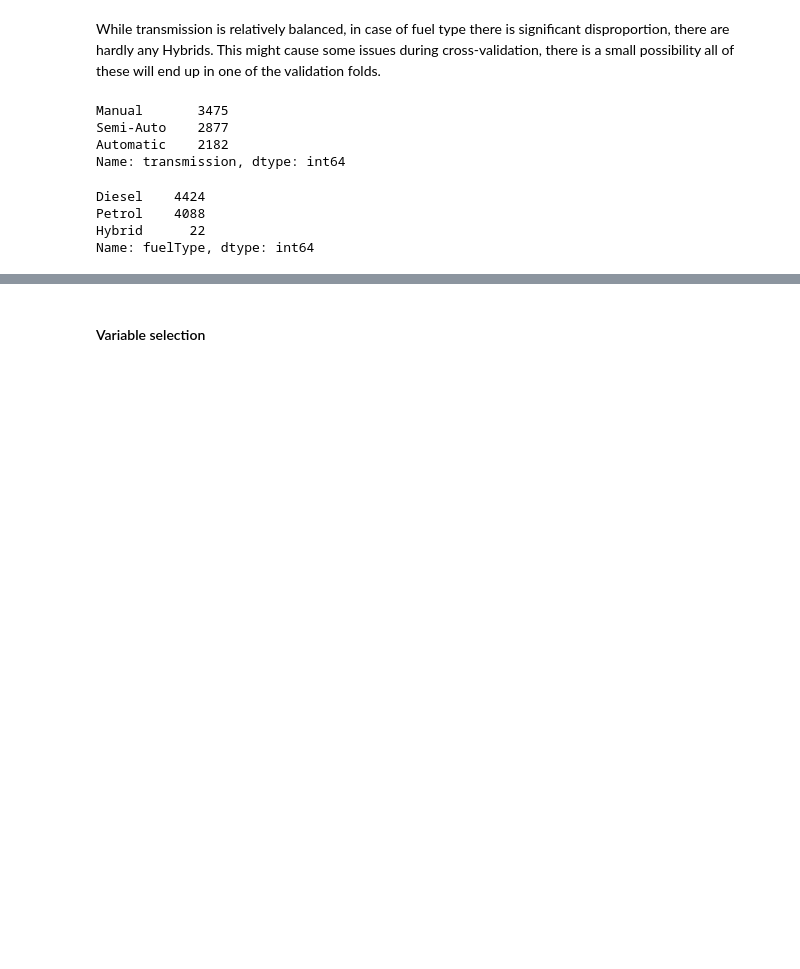
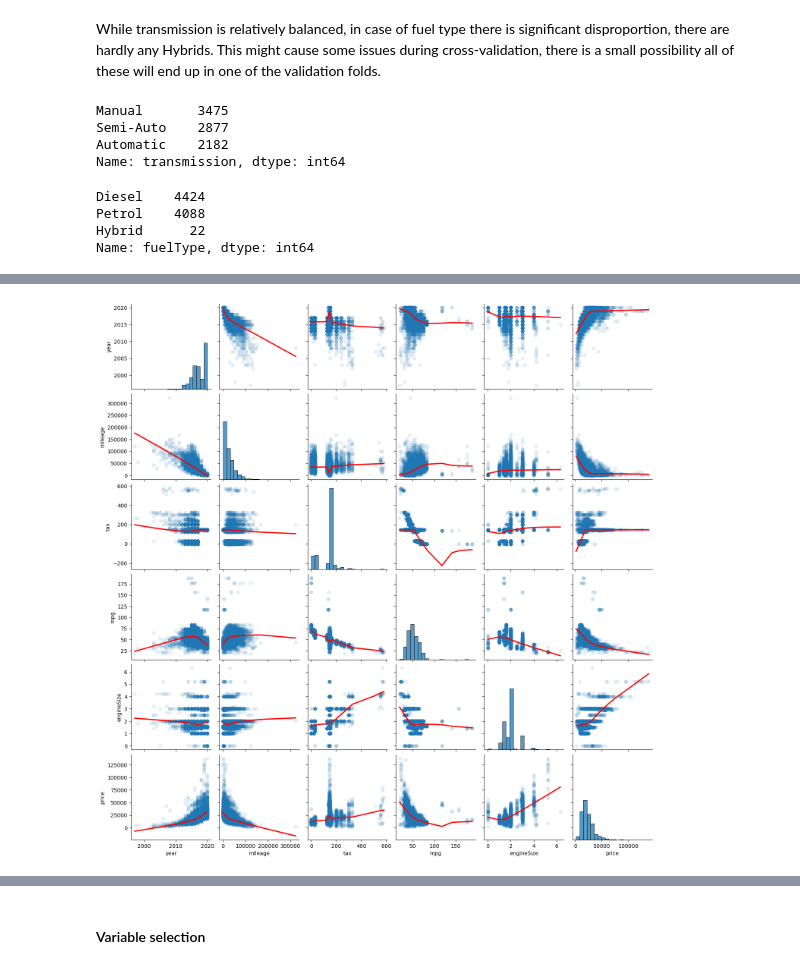
Before and after one commit to tjstarak/DSBA-ML2, a Jupyter notebook: code/regression.ipynb, the cells around one changed output, grey strips where cells are left out. Drawn from its saved outputs; the diff is of its cells as text; code cells hidden in the pictures; blank space fills up the shorter version.

```diff
--- a/code/regression.ipynb
+++ b/code/regression.ipynb
@@ -115,0 +141,9 @@ Name: fuelType, dtype: int64
+# %%
+sns.pairplot(
+    pd.concat([X_train, y_train], axis=1), kind='reg',
+    plot_kws={'line_kws': {'color': 'red'}, 'scatter_kws': {'alpha': 0.1}, 'ci': None, 'lowess': True},
+    diag_kws={'bins': 20}
+)
+plt.show()
+# %% [output]
+[figure, added]
```
Also changed, not shown: parts of 24 cells of this notebook.
